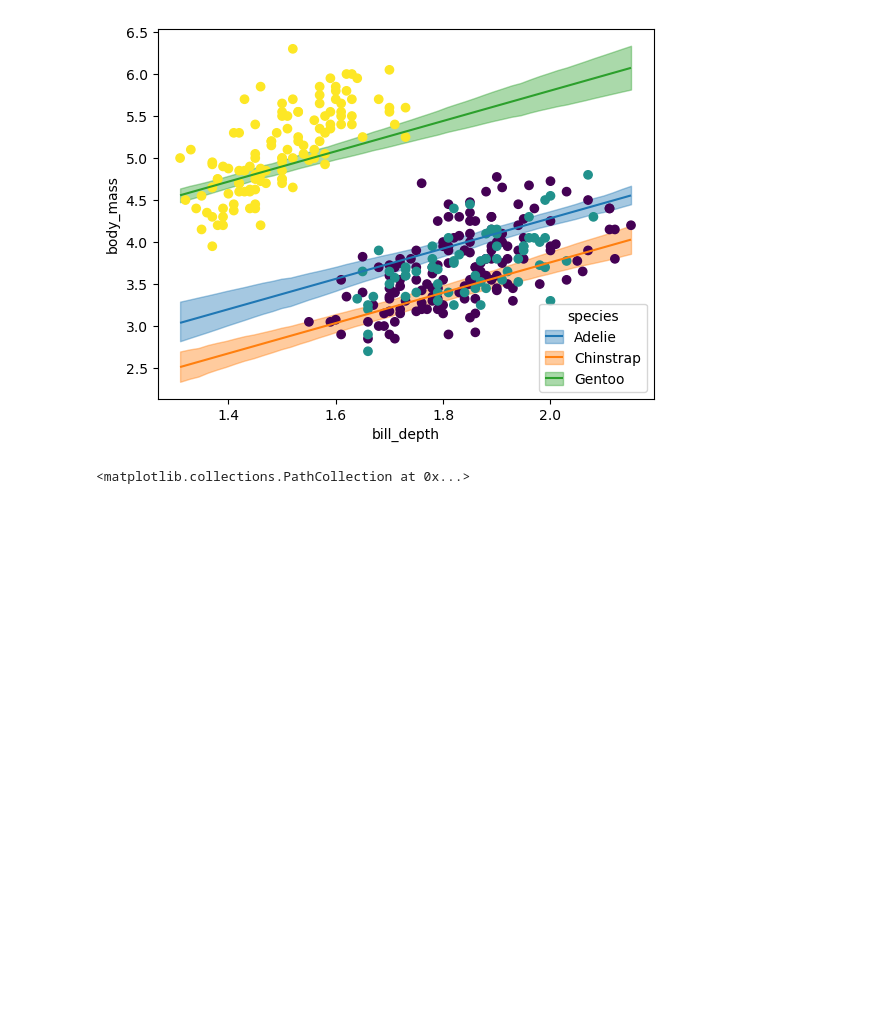
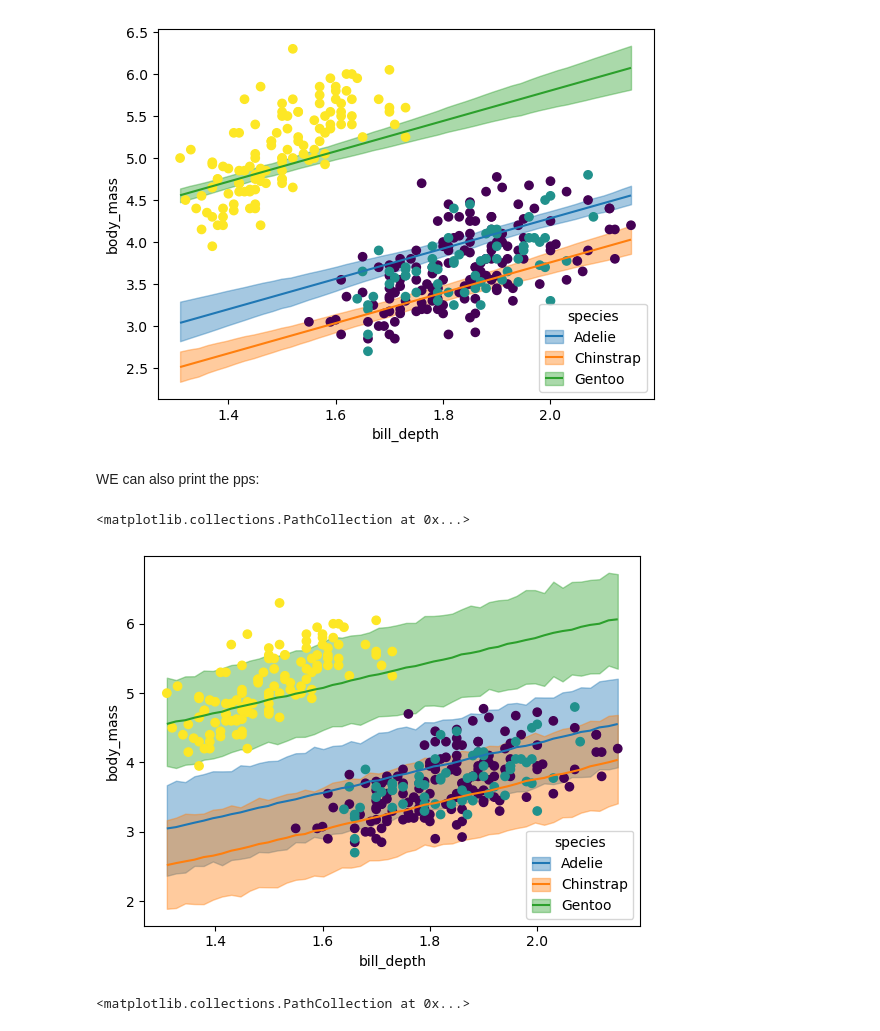
Before and after one commit to DrEntropy/BAP3, a Jupyter notebook: DrEntropy/Chapter6.ipynb, the cells around one changed output. Drawn from its saved outputs; the diff is of its cells as text; code cells hidden in the pictures; blank space fills up the shorter version.

```diff
--- a/DrEntropy/Chapter6.ipynb
+++ b/DrEntropy/Chapter6.ipynb
@@ -78,6 +78,14 @@ plt.scatter(penguins.bill_depth, penguins.body_mass, c=penguins.code, cmap='viri
 # %% [output]
 <matplotlib.collections.PathCollection at 0x...>
 [figure]
+# %% [markdown]
+WE can also print the pps:
+# %%
+bmb.interpret.plot_predictions(model_p2, idata_p2, conditional=(  'bill_depth','species'), pps=True)
+plt.scatter(penguins.bill_depth, penguins.body_mass, c=penguins.code, cmap='viridis')
+# %% [output]
+<matplotlib.collections.PathCollection at 0x...>
+[figure, added]
 # %%
 bmb.interpret.plot_predictions(model_p2, idata_p2, conditional=(  'bill_length','species'))
 
```
